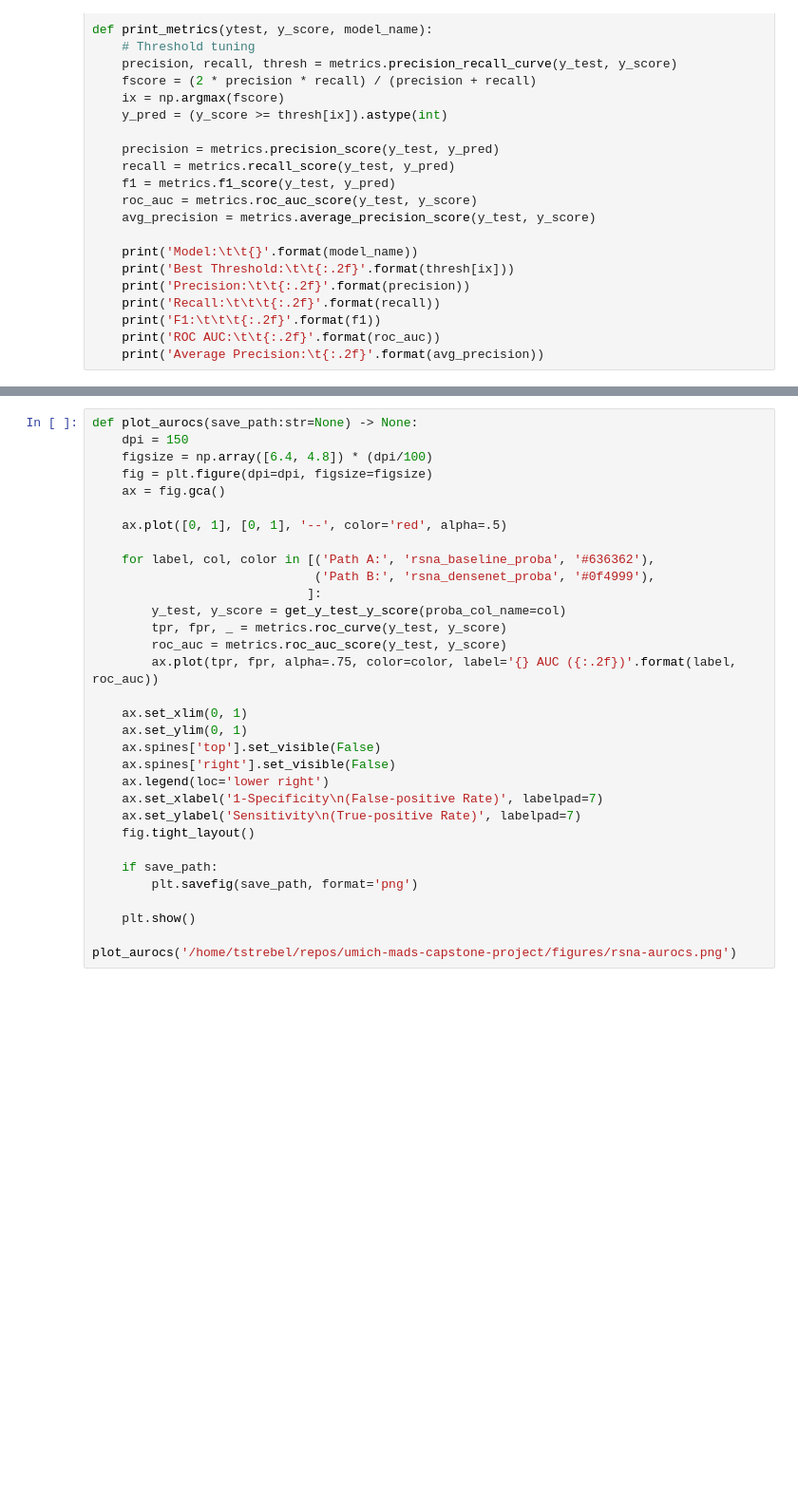
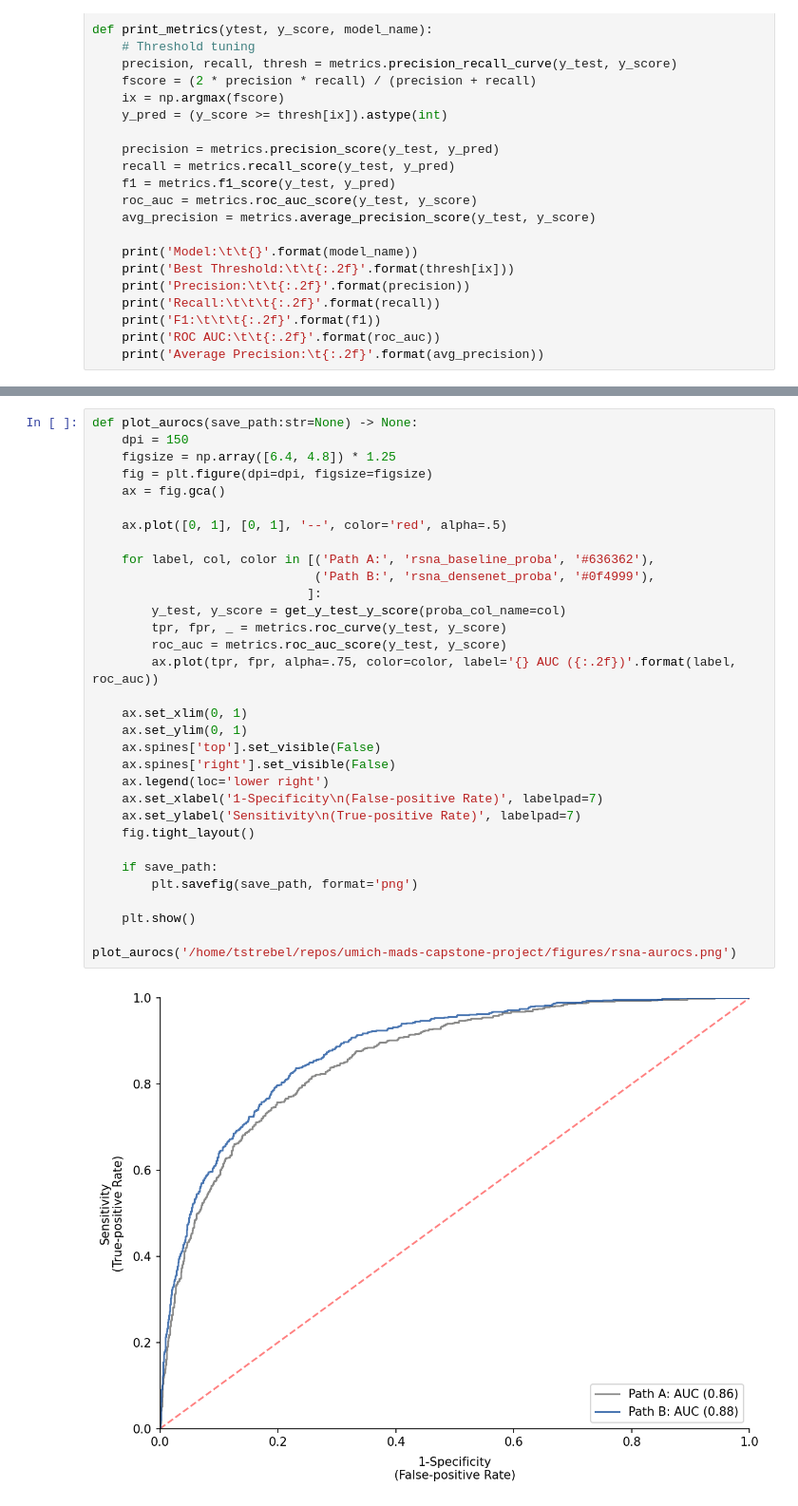
Before and after one commit to Tstrebe2/umich-mads-capstone-project, a Jupyter notebook: tstrebe2/rsna/eval-metrics.ipynb, the cells around one changed output, grey strips where cells are left out. Shown at 95% size. Cells and saved outputs as stored; diff of their text form; blank space fills up the shorter version.

```diff
--- a/tstrebe2/rsna/eval-metrics.ipynb
+++ b/tstrebe2/rsna/eval-metrics.ipynb
@@ -57,35 +80,37 @@ print_metrics(y_test, y_score, model_name='Path B')
 # %%
 def plot_aurocs(save_path:str=None) -> None:
     dpi = 150
-    figsize = np.array([6.4, 4.8]) * (dpi/100)
+    figsize = np.array([6.4, 4.8]) * 1.25
     fig = plt.figure(dpi=dpi, figsize=figsize)
     ax = fig.gca()
 
     ax.plot([0, 1], [0, 1], '--', color='red', alpha=.5)
 
     for label, col, color in [('Path A:', 'rsna_baseline_proba', '#636362'),
                               ('Path B:', 'rsna_densenet_proba', '#0f4999'),
                              ]:
         y_test, y_score = get_y_test_y_score(proba_col_name=col)
         tpr, fpr, _ = metrics.roc_curve(y_test, y_score)
         roc_auc = metrics.roc_auc_score(y_test, y_score)
         ax.plot(tpr, fpr, alpha=.75, color=color, label='{} AUC ({:.2f})'.format(label, roc_auc))
 
     ax.set_xlim(0, 1)
     ax.set_ylim(0, 1)
     ax.spines['top'].set_visible(False)
     ax.spines['right'].set_visible(False)
     ax.legend(loc='lower right')
     ax.set_xlabel('1-Specificity\n(False-positive Rate)', labelpad=7)
     ax.set_ylabel('Sensitivity\n(True-positive Rate)', labelpad=7)
     fig.tight_layout()
 
     if save_path:
         plt.savefig(save_path, format='png')
 
     plt.show()
 
 plot_aurocs('/home/tstrebel/repos/umich-mads-capstone-project/figures/rsna-aurocs.png')
+# %% [output]
+[figure, added]
 # %%
 def plot_auprcs(save_path:str=None) -> None:
     dpi = 150
```
Also changed, not shown: parts of 4 cells of this notebook, 2 other files.
